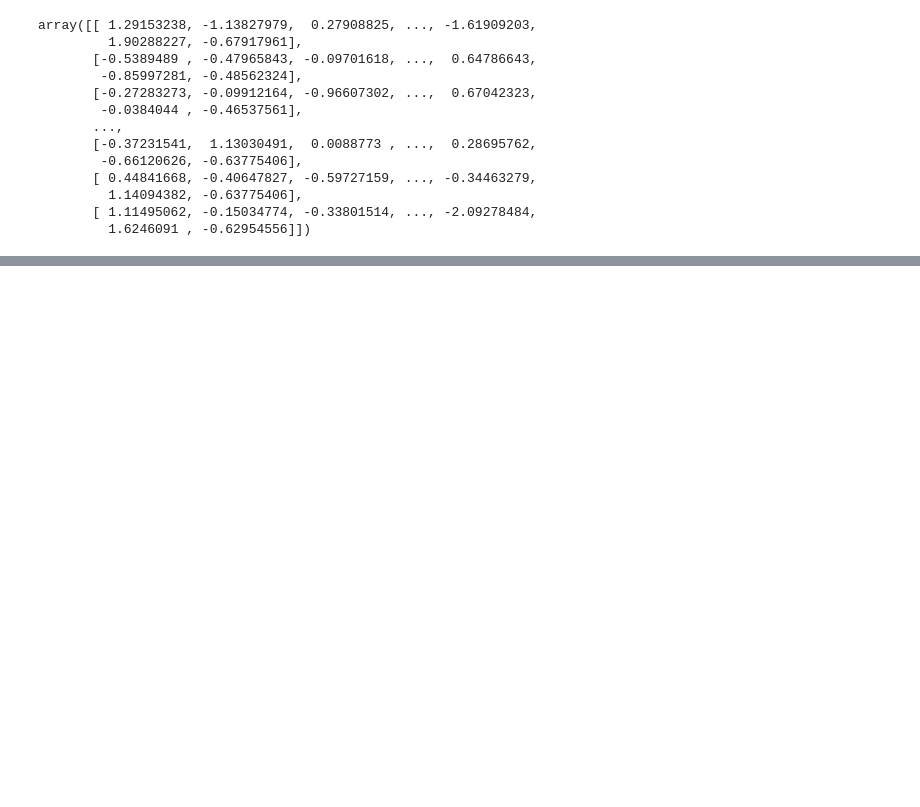
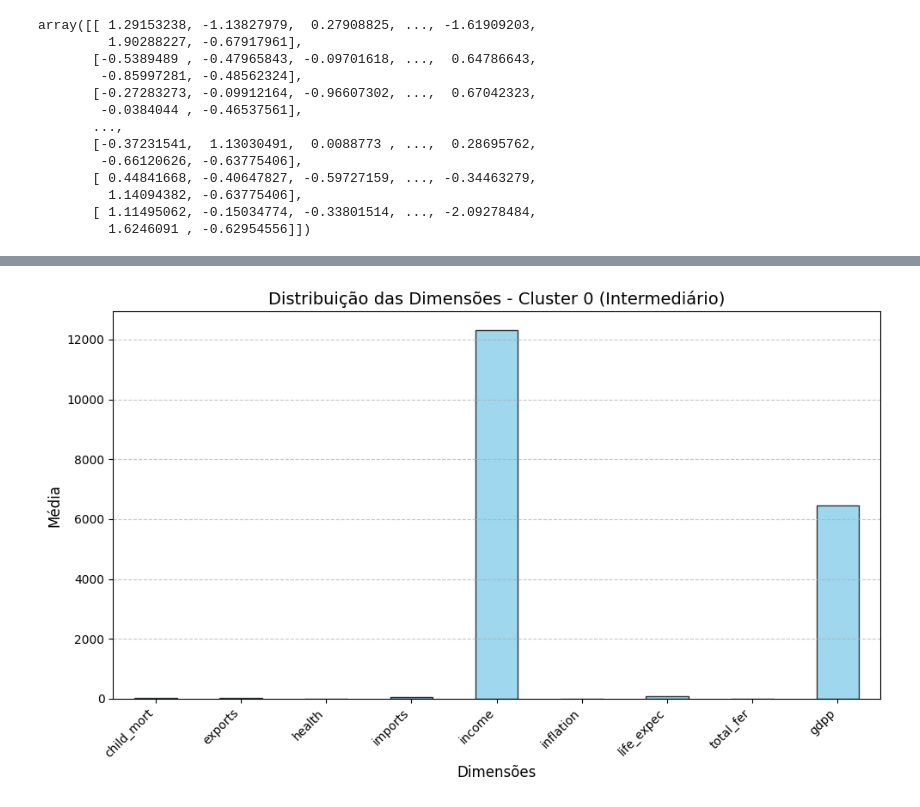
Before and after one commit to acrisandradee/algoritimoIAparaclusterizacao, a Jupyter notebook: pd_cris_andrade.ipynb, the cells around one changed output, grey strips where cells are left out. Saved outputs shown, nothing was run; the diff lists cells and outputs as text; code cells hidden in the pictures; blank space fills up the shorter version.

```diff
--- a/pd_cris_andrade.ipynb
+++ b/pd_cris_andrade.ipynb
@@ -252,0 +353,22 @@ plt.show()
+# %%
+import matplotlib.pyplot as plt
+
+cluster_0_means = cluster_0.mean().drop(labels=['Ncluster', 'Hcluster'])
+cluster_1_means = cluster_1.mean().drop(labels=['Ncluster', 'Hcluster'])
+cluster_2_means = cluster_2.mean().drop(labels=['Ncluster', 'Hcluster'])
+
+def plot_cluster_means(cluster_means, cluster_label):
+    plt.figure(figsize=(10, 6))
+    cluster_means.plot(kind='bar', color='skyblue', alpha=0.8, edgecolor='black')
+    plt.title(f"Distribuição das Dimensões - {cluster_label}", fontsize=14)
+    plt.ylabel("Média", fontsize=12)
+    plt.xlabel("Dimensões", fontsize=12)
+    plt.xticks(rotation=45, ha='right')
+    plt.grid(axis='y', linestyle='--', alpha=0.7)
+    plt.tight_layout()
+    plt.show()
+# %%
+
+plot_cluster_means(cluster_0_means, "Cluster 0 (Intermediário)")
+# %% [output]
+[figure, added]
```
Also changed, not shown: parts of 44 cells of this notebook.
